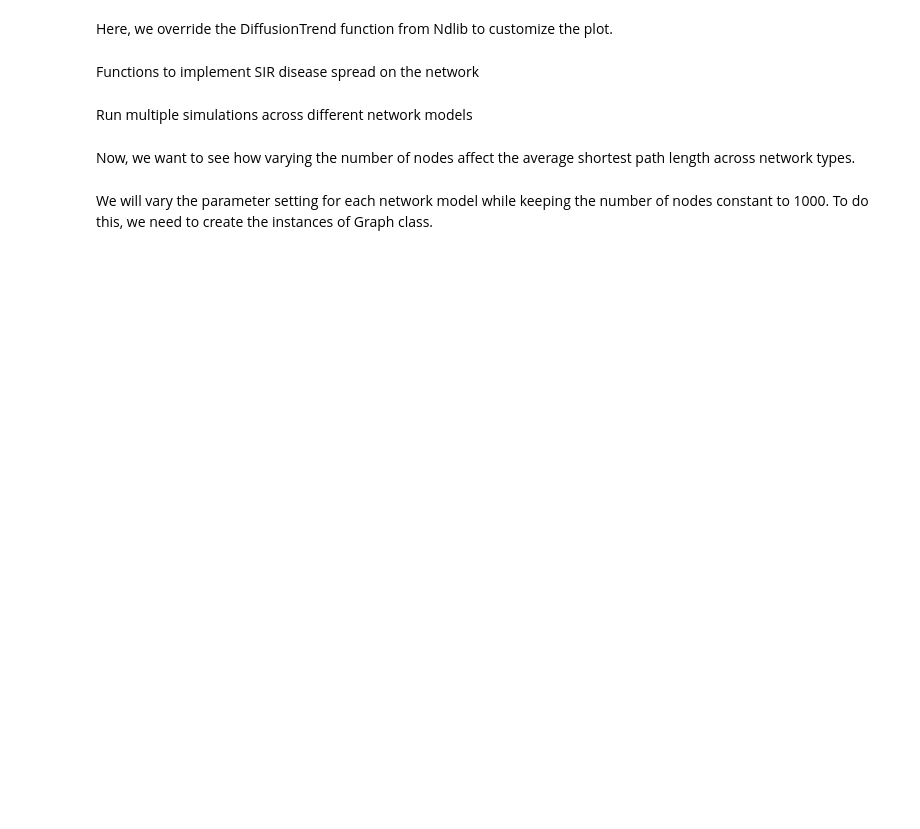
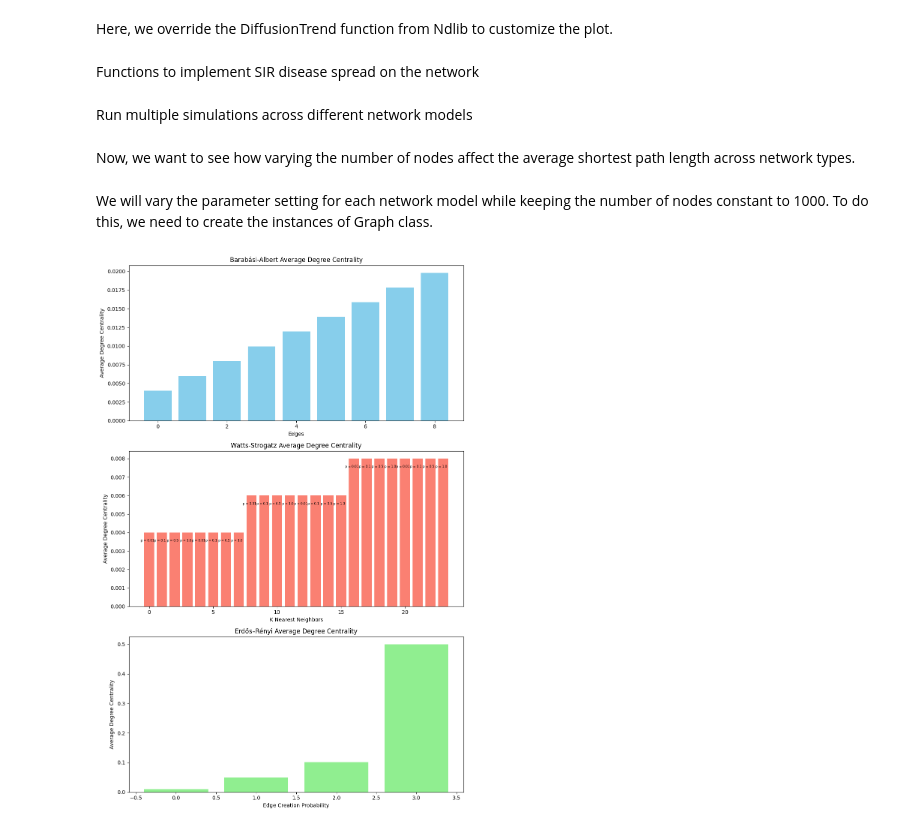
Before and after one commit to nabilasiregar/EpiModel, a Jupyter notebook: problem_2/diffusion.ipynb, the cells around one changed output. Cells and saved outputs as stored; diff of their text form; code cells hidden in the pictures; blank space fills up the shorter version.

Commit message:
add centrality measures

```diff
--- a/problem_2/diffusion.ipynb
+++ b/problem_2/diffusion.ipynb
@@ -283,3 +283,57 @@ axes[2].set_ylabel('Frequency')
 
 plt.tight_layout()
 plt.show()
+# %%
+ba_avg_degree_centralities = []
+ws_avg_degree_centralities = []
+er_avg_degree_centralities = []
+
+for edge in ba_num_of_edges:
+    ba_graph = graph.barabasi_albert(num_of_edges=edge)
+    avg_degree_centrality = sum(nx.degree_centrality(ba_graph).values()) / N
+    ba_avg_degree_centralities.append(avg_degree_centrality)
+
+for k in ws_k_nearest_neighbors:
+    for p in ws_rewiring_probabilities:
+        ws_graph = graph.watts_strogatz(k_nearest_neighbors=k, rewiring_probability=p)
+        avg_degree_centrality = sum(nx.degree_centrality(ws_graph).values()) / N
+        ws_avg_degree_centralities.append(avg_degree_centrality)
+
+for p in er_creation_probabilities:
+    er_graph = graph.erdos_renyi(edge_creation_probability=p)
+    avg_degree_centrality = sum(nx.degree_centrality(er_graph).values()) / N
+    er_avg_degree_centralities.append(avg_degree_centrality)
+
+# Visualization
+fig, axes = plt.subplots(3, 1, figsize=(10, 15))
+
+axes[0].bar(range(len(ba_avg_degree_centralities)), ba_avg_degree_centralities, color='skyblue')
+axes[0].set_title('Barabási-Albert Average Degree Centrality')
+axes[0].set_xlabel('Edges')
+axes[0].set_ylabel('Average Degree Centrality')
+
+bars = axes[1].bar(range(len(ws_avg_degree_centralities)), ws_avg_degree_centralities, color='salmon')
+axes[1].set_title('Watts-Strogatz Average Degree Centrality')
+axes[1].set_xlabel('K Nearest Neighbors')
+axes[1].set_ylabel('Average Degree Centrality')
+
+# Loop to label each bar in the WS plot with rewiring probability
+for idx, bar in enumerate(bars):
+    rewiring_prob = ws_rewiring_probabilities[idx % len(ws_rewiring_probabilities)]
+    axes[1].text(bar.get_x() + bar.get_width() / 2 - 0.15,
+                 bar.get_height() - 0.0005,
+                 f'p = {rewiring_prob}',
+                 ha='center',
+                 color='black',
+                 rotation=45,
+                 fontsize=6)
+
+axes[2].bar(range(len(er_avg_degree_centralities)), er_avg_degree_centralities, color='lightgreen')
+axes[2].set_title('Erdős–Rényi Average Degree Centrality')
+axes[2].set_xlabel('Edge Creation Probability')
+axes[2].set_ylabel('Average Degree Centrality')
+
+plt.tight_layout()
+plt.show()
+# %% [output]
+[figure, added]
```
Also changed, not shown: parts of 2 cells of this notebook.
